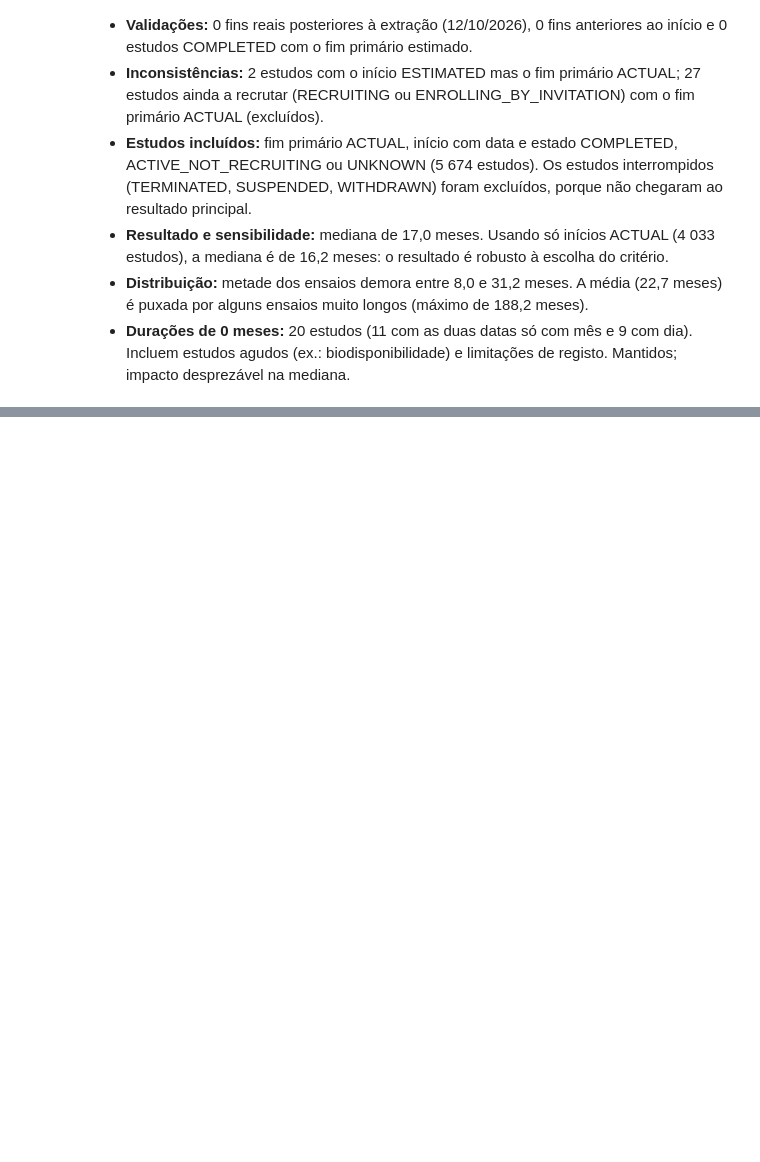
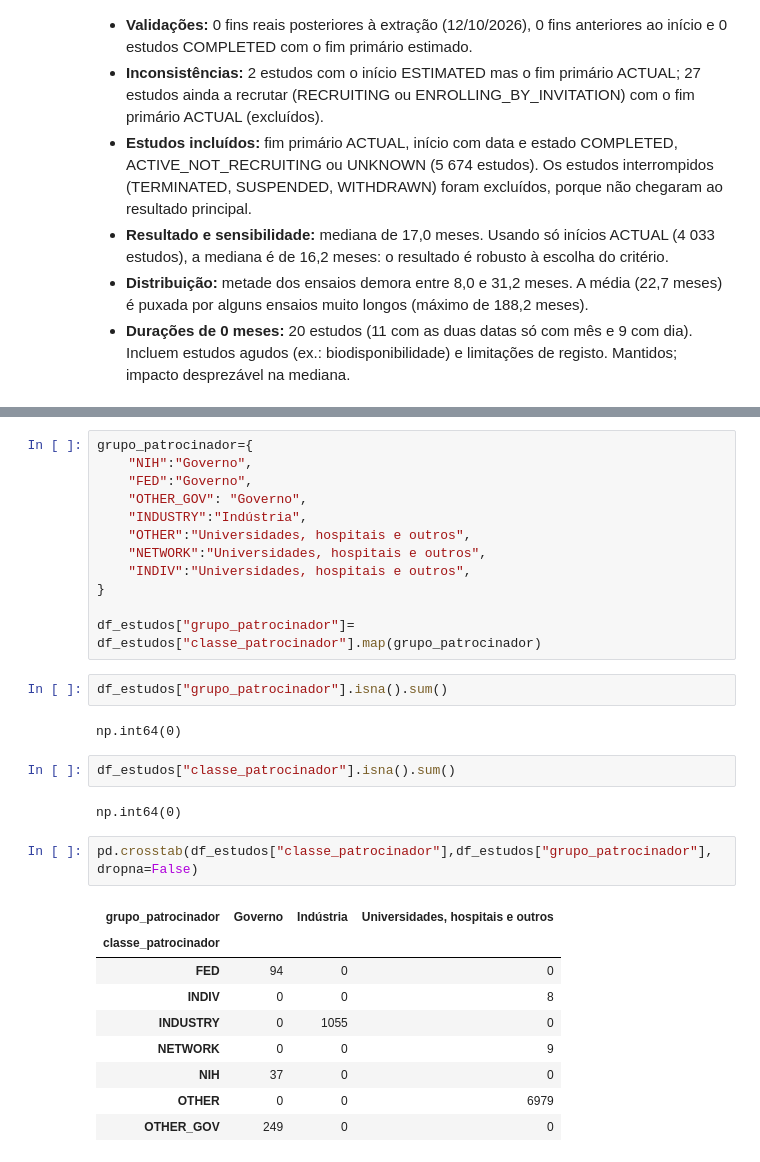
Before and after one commit to nanasofiait-dev/ensaios-obesidade, a Jupyter notebook: notebooks/02_limpeza.ipynb, the cells around one changed output, grey strips where cells are left out. Saved outputs shown, nothing was run; the diff lists cells and outputs as text; blank space fills up the shorter version.

```diff
--- a/notebooks/02_limpeza.ipynb
+++ b/notebooks/02_limpeza.ipynb
@@ -746,0 +880,32 @@ Name: titulo, dtype: str
+# %%
+grupo_patrocinador={
+    "NIH":"Governo",
+    "FED":"Governo",
+    "OTHER_GOV": "Governo",
+    "INDUSTRY":"Indústria",
+    "OTHER":"Universidades, hospitais e outros",
+    "NETWORK":"Universidades, hospitais e outros",
+    "INDIV":"Universidades, hospitais e outros",
+}
+
+df_estudos["grupo_patrocinador"]= df_estudos["classe_patrocinador"].map(grupo_patrocinador)
+# %%
+df_estudos["grupo_patrocinador"].isna().sum()
+# %% [output]
+np.int64(0)
+# %%
+df_estudos["classe_patrocinador"].isna().sum()
+# %% [output]
+np.int64(0)
+# %%
+pd.crosstab(df_estudos["classe_patrocinador"],df_estudos["grupo_patrocinador"], dropna=False)
+# %% [output]
+| grupo_patrocinador | Governo | Indústria | Universidades, hospitais e outros |
+| classe_patrocinador |  |  |  |
+| FED | 94 | 0 | 0 |
+| INDIV | 0 | 0 | 8 |
+| INDUSTRY | 0 | 1055 | 0 |
+| NETWORK | 0 | 0 | 9 |
+| NIH | 37 | 0 | 0 |
+| OTHER | 0 | 0 | 6979 |
+| OTHER_GOV | 249 | 0 | 0 |
```
Also changed, not shown: parts of 24 cells of this notebook.
